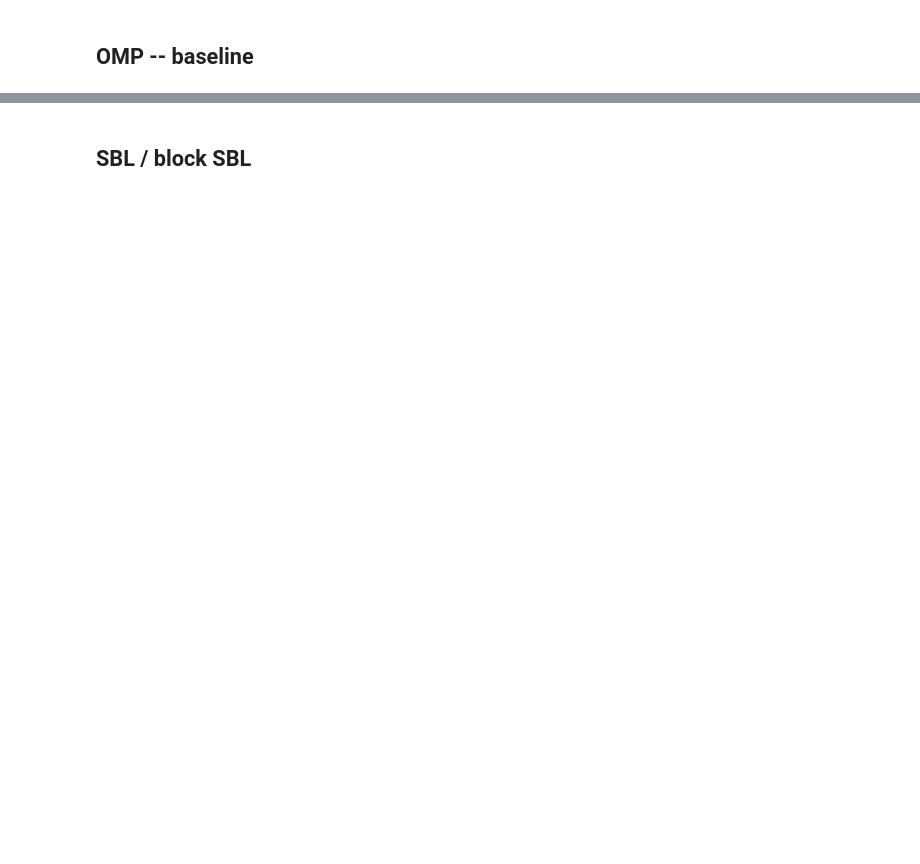
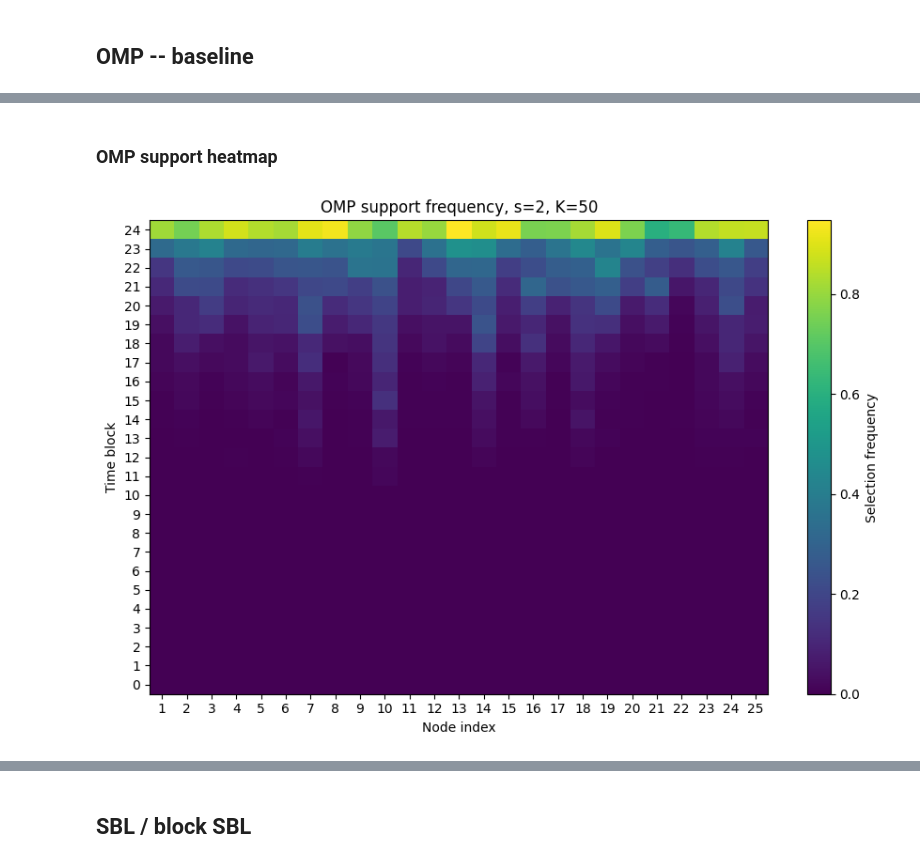
Before and after one commit to PabloABakker/Network-Opinion-Control, a Jupyter notebook: main.ipynb, the cells around one changed output, grey strips where cells are left out. Saved outputs shown, nothing was run; the diff lists cells and outputs as text; code cells hidden in the pictures; blank space fills up the shorter version.

```diff
--- a/main.ipynb
+++ b/main.ipynb
@@ -506,12 +230,0 @@ def block_sparsity_profile(u_hat, N=25, T=25, threshold=1e-10):
-# %%
-s = 2
-K = 25 * s
-y = Xf[0]
-
-z_hat, support, residuals = omp(C_tilde, y, K)
-u_hat = z_hat / safe_col_norms
-
-metrics = block_sparsity_profile(u_hat, N=25, T=25)
-
-for key, value in metrics.items():
-    print(key, ":", value)
@@ -924,0 +373,37 @@ Mean energy: 5.768571171005437
+# %% [markdown]
+### OMP support heatmap
+# %%
+def support_frequency_from_U(U_hat, N=25, T=25, threshold=1e-10):
+    counts = np.zeros((T, N))
+
+    for u in U_hat:
+        U = u.reshape(T, N)
+        counts += (np.abs(U) > threshold)
+
+    frequency = counts / len(U_hat)
+
+    return counts, frequency
+# %%
+s = 2
+
+_, omp_frequency = support_frequency_from_U(
+    omp_results[s]["U_hat"],
+    N=N,
+    T=T
+)
+
+plt.figure(figsize=(9, 6))
+plt.imshow(omp_frequency, aspect="auto", origin="lower")
+plt.colorbar(label="Selection frequency")
+
+plt.xlabel("Node index")
+plt.ylabel("Time block")
+plt.title(f"OMP support frequency, s={s}, K={T*s}")
+
+plt.xticks(np.arange(N), np.arange(1, N+1))
+plt.yticks(np.arange(T), np.arange(T))
+
+plt.tight_layout()
+plt.show()
+# %% [output]
+[figure, added]
```
Also changed, not shown: parts of 81 cells of this notebook.
